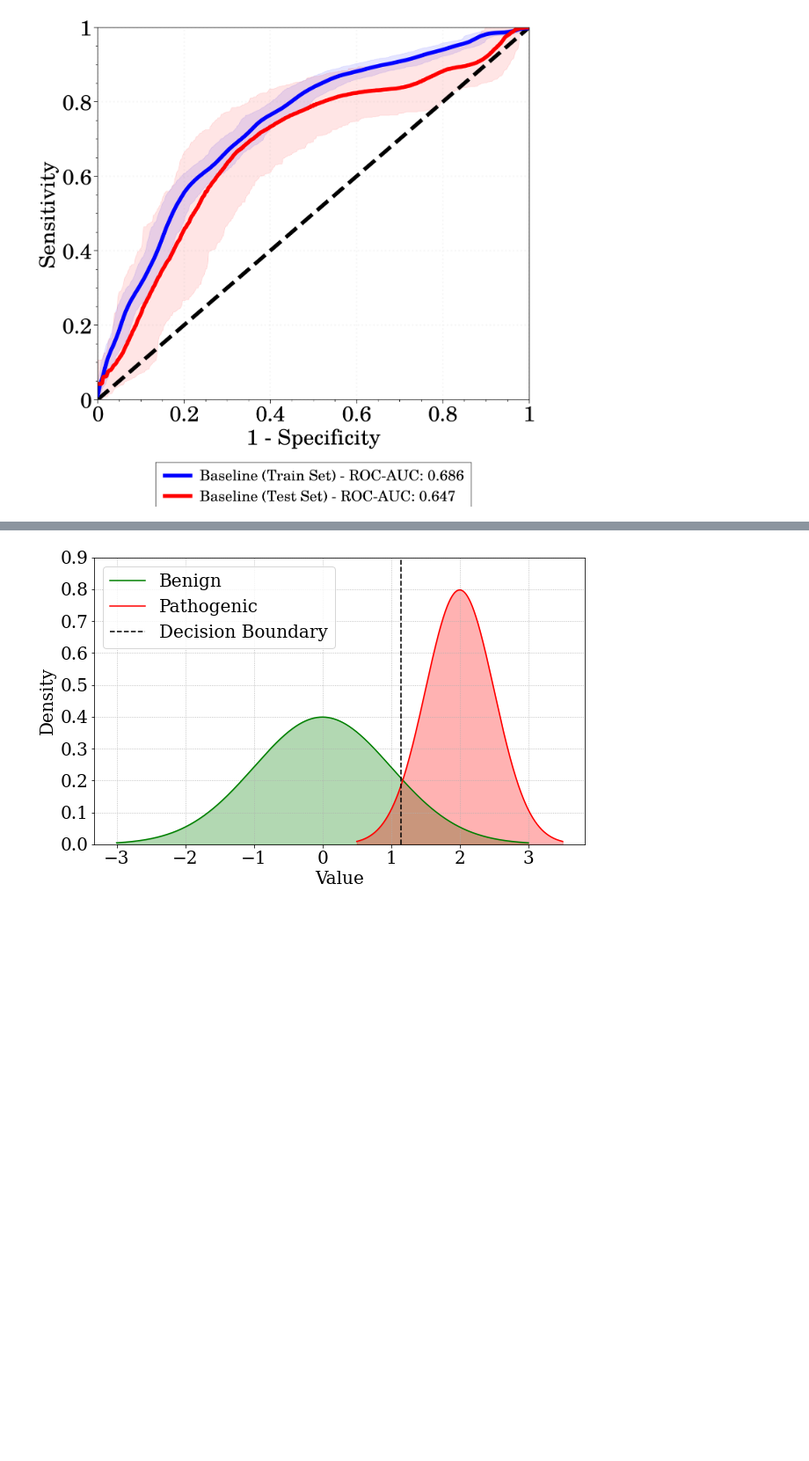
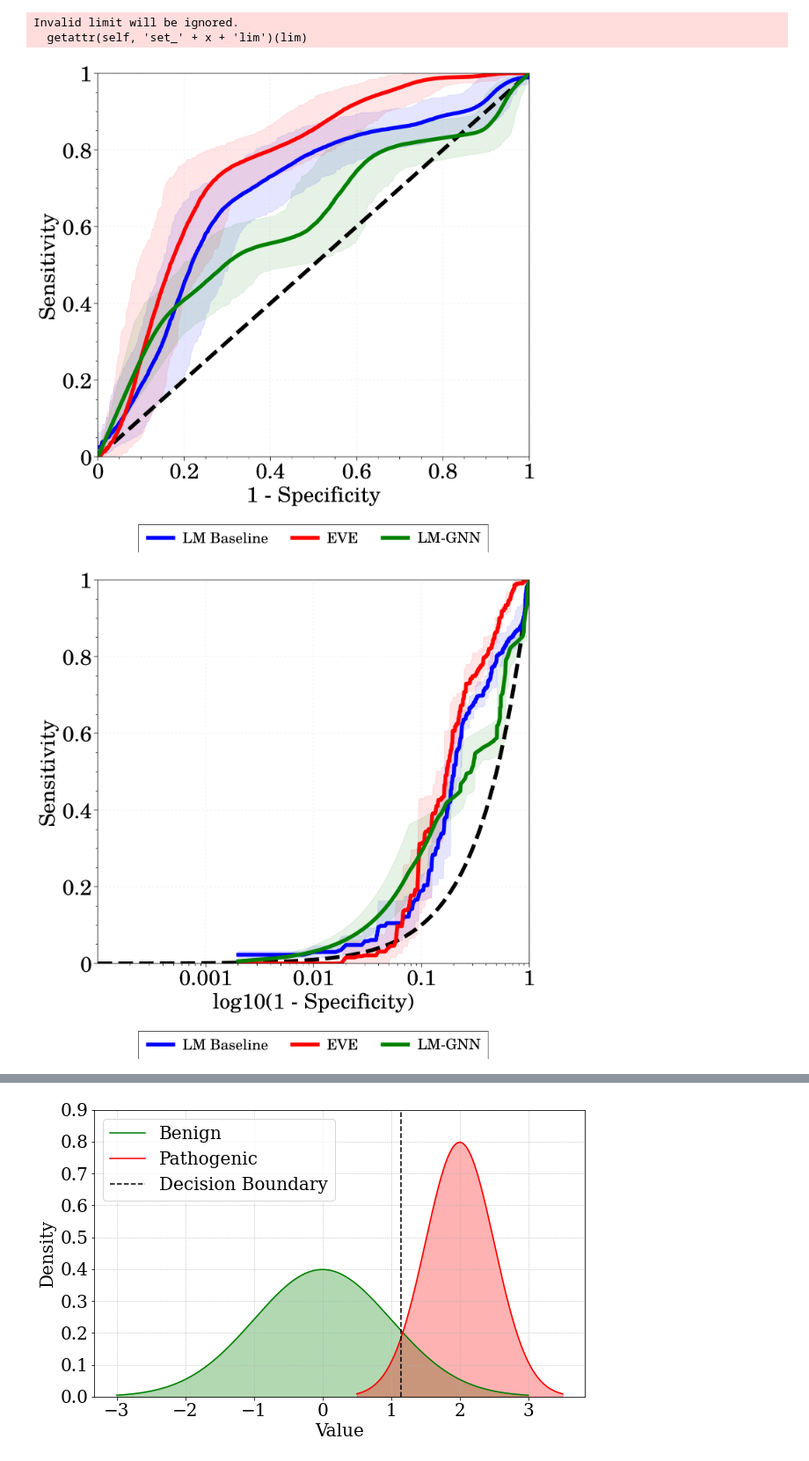
Before and after one commit to PotosnakW/disease_variant_prediction_language_model, a Jupyter notebook: evaluation/plots.ipynb, the cells around one changed output, grey strips where cells are left out. Shown: that part at 88% size. Drawn from its saved outputs; the diff is of its cells as text; code cells hidden in the pictures; blank space fills up the shorter version.

```diff
--- a/evaluation/plots.ipynb
+++ b/evaluation/plots.ipynb
@@ -2,38 +2,51 @@
 import pandas as pd
 import numpy as np
 import random
-from sklearn.metrics import roc_auc_score
+from sklearn.metrics import roc_auc_score, log_loss, brier_score_loss
+from sklearn.metrics import roc_curve
 
 import proplot as pplt
 
 from roc_curve.bootstrap_samples import _bootstrap_samples
 from roc_curve.plotting_proplot import ROC_Curve_proplot
 
-results_dir = '/home/scratch/wpotosna/data'
+base_dir = '/xfsdata/wpotosna'
 # %%
-test_results = pd.read_csv(results_dir+'/test_results.csv')
-train_results = pd.read_csv(results_dir+'/train_results.csv')
+lm_baseline_results = pd.read_csv(base_dir+'/disease_variant_prediction_language_model/LM_Baseline_results/LM_Baseline_test_results.csv')
+eve_results = pd.read_csv(base_dir+'/disease_variant_prediction_language_model/EVE_results/EVE_test_results.csv')
+lm_gnn_results = pd.read_csv(base_dir+'/disease_variant_prediction_language_model/LM_GNN_results/LM_GNN_test_results.csv')
 # %%
 
+truth = [lm_baseline_results.ClinVar_labels,
+         eve_results.ClinVar_labels,
+         lm_gnn_results.ClinVar_labels]
 
-truth = [train_results.ClinVar_labels, test_results.ClinVar_labels]
-preds = [train_results.EVE_scores, test_results.EVE_scores]
-folds = [None, None]
-labels = ['Baseline (Train Set) - ROC-AUC: {}'.format(round(roc_auc_score(train_results.ClinVar_labels, train_results.EVE_classes_100_pct_retained), 3)),
-          'Baseline (Test Set) - ROC-AUC: {}'.format(round(roc_auc_score(test_results.ClinVar_labels, test_results.EVE_classes_100_pct_retained), 3))]
-colors = ['blue', 'red']
+preds = [lm_baseline_results.EVE_scores,
+         eve_results.EVE_scores,
+         lm_gnn_results.EVE_scores]
+
+folds = [None, None, None]
+labels = ['LM Baseline',
+          'EVE',
+          'LM-GNN']
+
+colors = ['blue', 'red', 'green']
 
 plt = ROC_Curve_proplot(axis_label_size='22', axis_tick_size='22', legend_text_size='15')
 
 plt.plot(true_labels=truth, predictions=preds, folds=folds, xrange=(0,1), yrange=(0,1), direction='TPRvsFPR',
          x_scale='linear', line_width=4, line_dash='solid', line_color=colors, legend_label=labels,
          legend_location='lower center', ci_method='bootstrap', alpha=0.05, bootstrap_iters=500, random_seed=0,
-         save_dir='/home/scratch/wpotosna/roc_curve.png')
+         save_dir='./roc_curve.png'
+        )
 
 plt.plot(true_labels=truth, predictions=preds, folds=folds, xrange=(0,1), yrange=(0,1), direction='TPRvsFPR',
          x_scale='log', line_width=4, line_dash='solid', line_color=colors, legend_label=labels,
          legend_location='lower center', ci_method='bootstrap', alpha=0.05, bootstrap_iters=5, random_seed=0,
-         #save_dir='/home/scratch/wpotosna/roc_curve.png'
+         save_dir='./log_roc_curve.png'
         )
 # %% [output]
+Invalid limit will be ignored.
+  getattr(self, 'set_' + x + 'lim')(lim)
-[figure, old version]
+[figure, new version]
+[figure, added]
```
Also changed, not shown: parts of 5 cells of this notebook, 24 other files.
